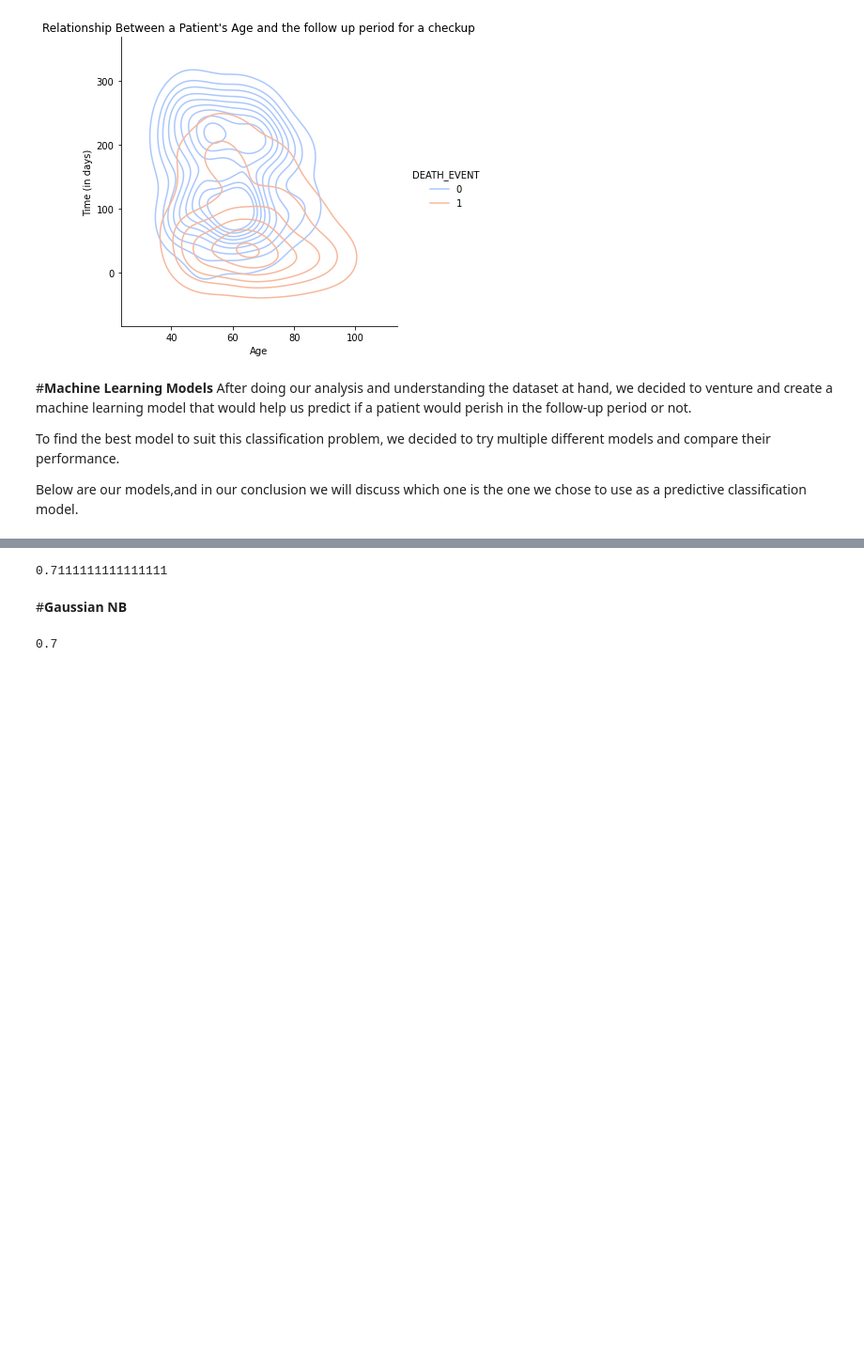
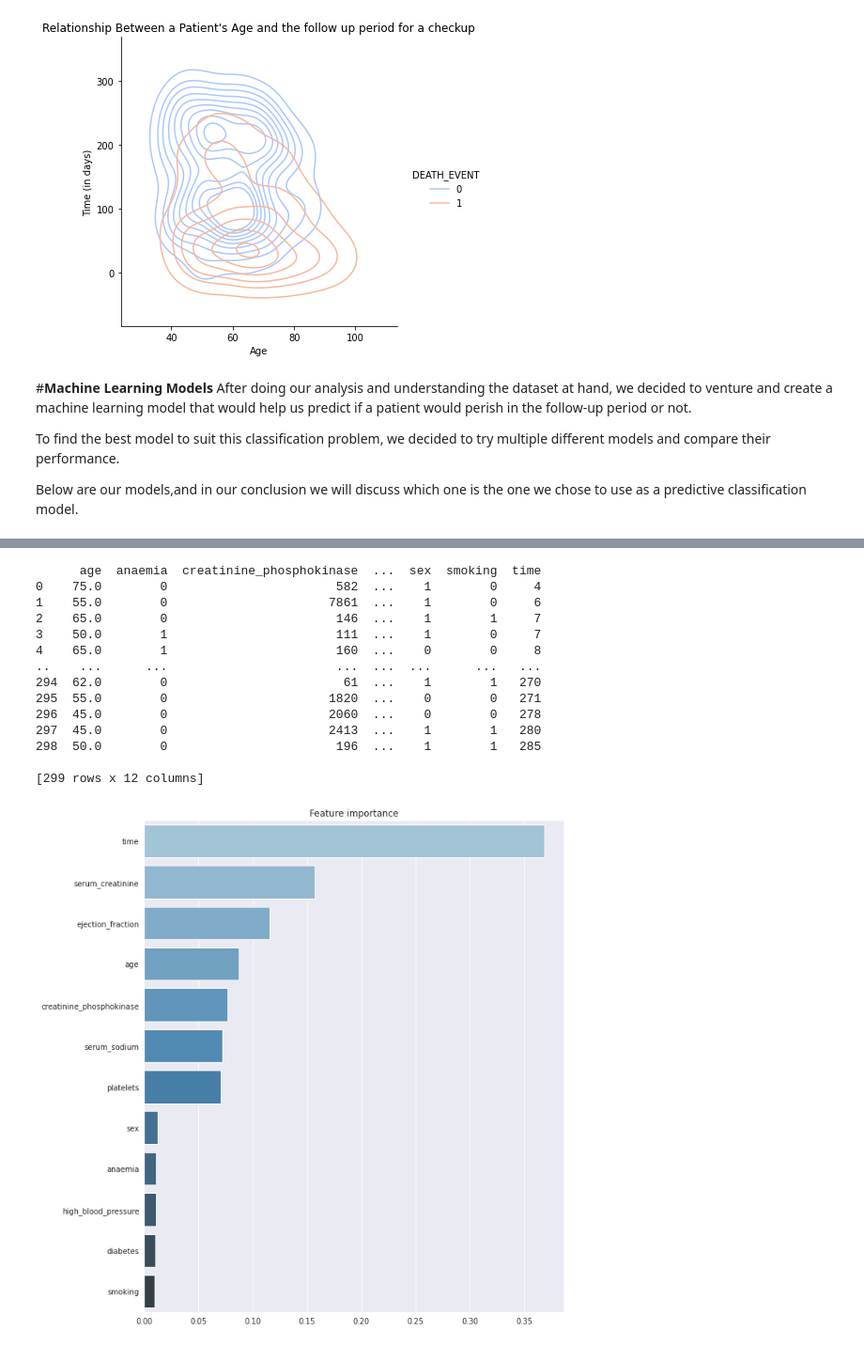
Before and after one commit to AntonioMoralCevallos/Predicting_Fatal_Heart_Failure-Project, a Jupyter notebook: Final_Deliverable_7b.ipynb, the cells around one changed output, grey strips where cells are left out. Shown at 94% size. Drawn from its saved outputs; the diff is of its cells as text; code cells hidden in the pictures; blank space fills up the shorter version.

```diff
--- a/Final_Deliverable_7b.ipynb
+++ b/Final_Deliverable_7b.ipynb
@@ -574,6 +450,0 @@ kn_acc = accuracy_score(ytest, kn_pred)
-# %%
-kn_acc
-# %% [output]
-0.7111111111111111
-# %% [markdown]
-#**Gaussian NB**
@@ -585,5 +451,30 @@ y_model = model.predict(Xtest)        # 4. predict on new data
-# %%
-from sklearn.metrics import accuracy_score
-accuracy_score(ytest, y_model)
-# %% [output]
-0.7
+# %%
+params = {'random_state': 775, 'n_jobs': 4, 'n_estimators': 100, 'max_depth': 8}
+
+x = clinical.drop(['DEATH_EVENT'],axis=1)
+y = clinical['DEATH_EVENT']
+# Fit Random Forest Classifier
+clf = RandomForestClassifier(**params)
+clf = clf.fit(x, y)
+# Plot features importances
+imp = pd.Series(data=clf.feature_importances_, index=x.columns).sort_values(ascending=False)
+plt.figure(figsize=(10,12))
+plt.title("Feature importance")
+ax = sns.barplot(y=imp.index, x=imp.values, palette="Blues_d", orient='h')
+print(x)
+# %% [output]
+      age  anaemia  creatinine_phosphokinase  ...  sex  smoking  time
+0    75.0        0                       582  ...    1        0     4
+1    55.0        0                      7861  ...    1        0     6
+2    65.0        0                       146  ...    1        1     7
+3    50.0        1                       111  ...    1        0     7
+4    65.0        1                       160  ...    0        0     8
+..    ...      ...                       ...  ...  ...      ...   ...
+294  62.0        0                        61  ...    1        1   270
+295  55.0        0                      1820  ...    0        0   271
+296  45.0        0                      2060  ...    0        0   278
+297  45.0        0                      2413  ...    1        1   280
+298  50.0        0                       196  ...    1        1   285
+
+[299 rows x 12 columns]
+[figure, added]
```
Also changed, not shown: parts of 57 cells of this notebook.
